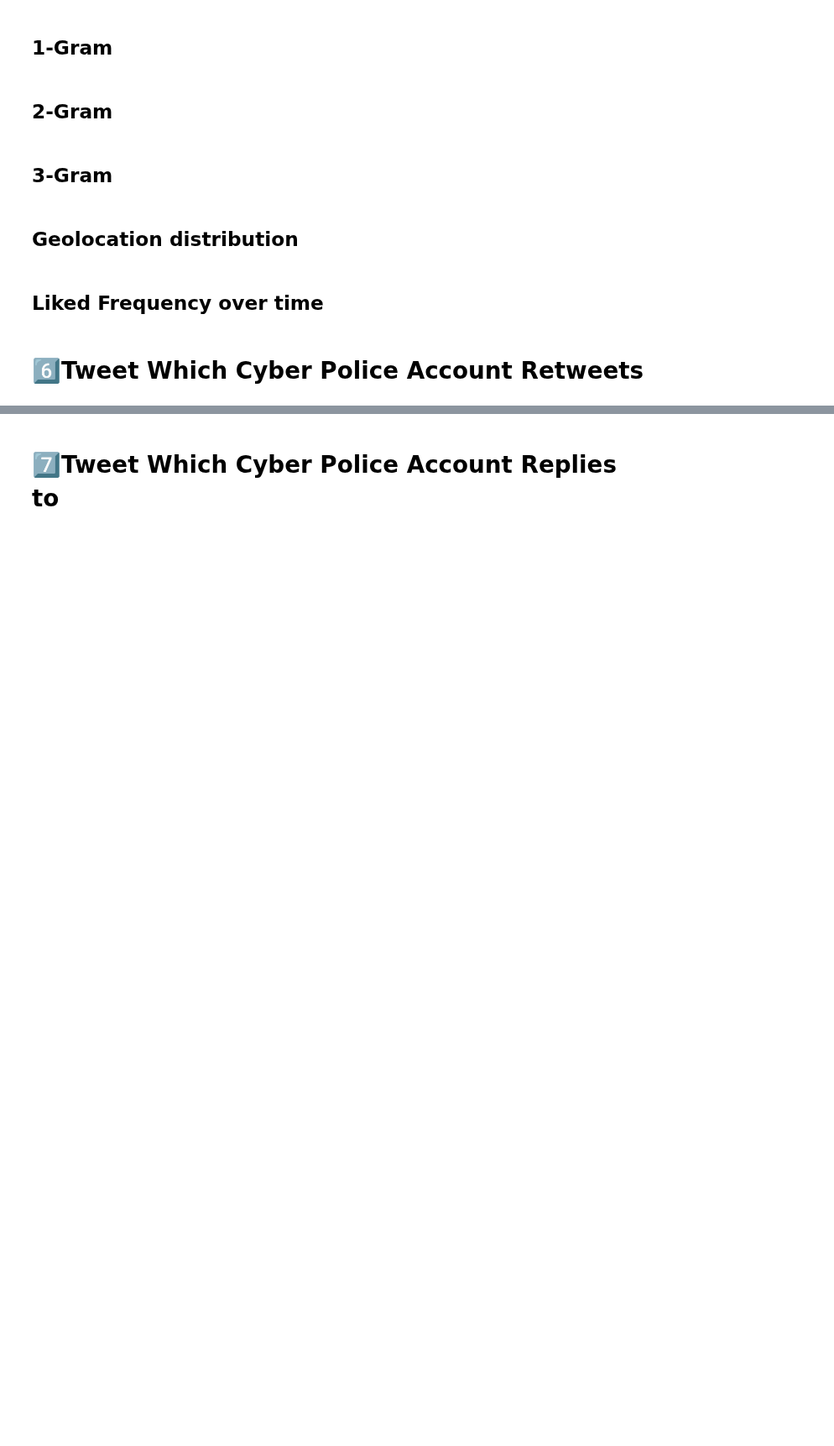
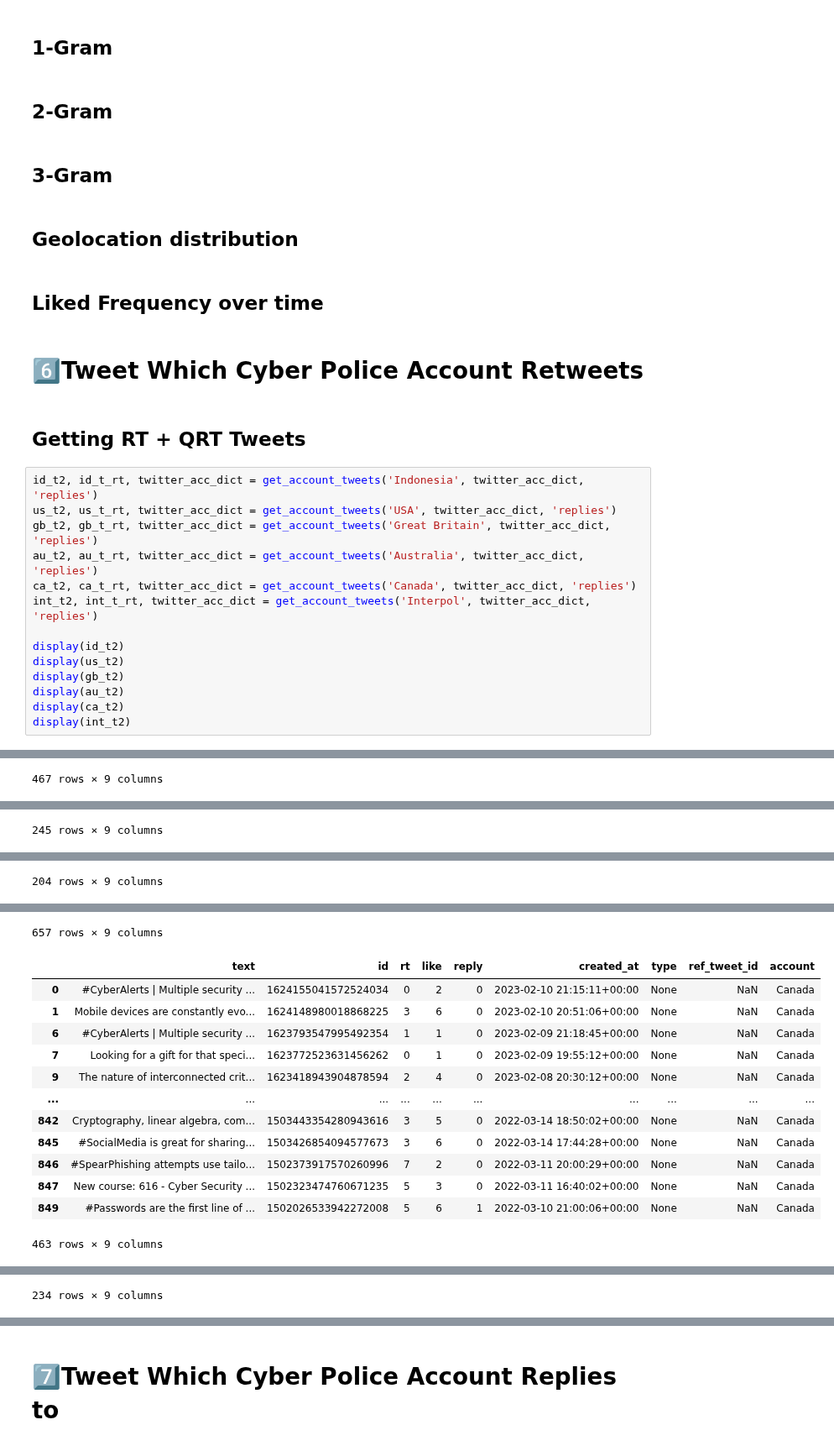
Before and after one commit to ranggakd/DAIly, a Jupyter notebook: projects/cyber police/Tweepy_of_CyberPolice_Comparison.ipynb, the cells around one changed output, grey strips where cells are left out. Shown at 84% size. Cells and saved outputs as stored; diff of their text form; blank space fills up the shorter version.

```diff
--- a/projects/cyber police/Tweepy_of_CyberPolice_Comparison.ipynb
+++ b/projects/cyber police/Tweepy_of_CyberPolice_Comparison.ipynb
@@ -633,3 +628,20 @@ len(twitter_acc_dict)
 ## Liked Frequency over time
 # %% [markdown]
 # 6️⃣Tweet Which Cyber Police Account Retweets
+# %% [markdown]
+## Getting RT + QRT Tweets
+# %%
+id_t2, id_t_rt, twitter_acc_dict = get_account_tweets('Indonesia', twitter_acc_dict, 'replies')
+us_t2, us_t_rt, twitter_acc_dict = get_account_tweets('USA', twitter_acc_dict, 'replies')
+gb_t2, gb_t_rt, twitter_acc_dict = get_account_tweets('Great Britain', twitter_acc_dict, 'replies')
+au_t2, au_t_rt, twitter_acc_dict = get_account_tweets('Australia', twitter_acc_dict, 'replies')
+ca_t2, ca_t_rt, twitter_acc_dict = get_account_tweets('Canada', twitter_acc_dict, 'replies')
+int_t2, int_t_rt, twitter_acc_dict = get_account_tweets('Interpol', twitter_acc_dict, 'replies')
+
+display(id_t2)
+display(us_t2)
+display(gb_t2)
+display(au_t2)
+display(ca_t2)
+display(int_t2)
+# %% [output]
@@ -635,0 +660 @@ len(twitter_acc_dict)
+467 rows × 9 columns
@@ -635,0 +673 @@ len(twitter_acc_dict)
+245 rows × 9 columns
@@ -635,0 +686 @@ len(twitter_acc_dict)
+204 rows × 9 columns
@@ -635,0 +699,14 @@ len(twitter_acc_dict)
+657 rows × 9 columns
+|  | text | id | rt | like | reply | created_at | type | ref_tweet_id | account |
+| 0 | #CyberAlerts | Multiple security ... | 1624155041572524034 | 0 | 2 | 0 | 2023-02-10 21:15:11+00:00 | None | NaN | Canada |
+| 1 | Mobile devices are constantly evo... | 1624148980018868225 | 3 | 6 | 0 | 2023-02-10 20:51:06+00:00 | None | NaN | Canada |
+| 6 | #CyberAlerts | Multiple security ... | 1623793547995492354 | 1 | 1 | 0 | 2023-02-09 21:18:45+00:00 | None | NaN | Canada |
+| 7 | Looking for a gift for that speci... | 1623772523631456262 | 0 | 1 | 0 | 2023-02-09 19:55:12+00:00 | None | NaN | Canada |
+| 9 | The nature of interconnected crit... | 1623418943904878594 | 2 | 4 | 0 | 2023-02-08 20:30:12+00:00 | None | NaN | Canada |
+| ... | ... | ... | ... | ... | ... | ... | ... | ... | ... |
+| 842 | Cryptography, linear algebra, com... | 1503443354280943616 | 3 | 5 | 0 | 2022-03-14 18:50:02+00:00 | None | NaN | Canada |
+| 845 | #SocialMedia is great for sharing... | 1503426854094577673 | 3 | 6 | 0 | 2022-03-14 17:44:28+00:00 | None | NaN | Canada |
+| 846 | #SpearPhishing attempts use tailo... | 1502373917570260996 | 7 | 2 | 0 | 2022-03-11 20:00:29+00:00 | None | NaN | Canada |
+| 847 | New course: 616 - Cyber Security ... | 1502323474760671235 | 5 | 3 | 0 | 2022-03-11 16:40:02+00:00 | None | NaN | Canada |
+| 849 | #Passwords are the first line of ... | 1502026533942272008 | 5 | 6 | 1 | 2022-03-10 21:00:06+00:00 | None | NaN | Canada |
+463 rows × 9 columns
@@ -635,0 +725 @@ len(twitter_acc_dict)
+234 rows × 9 columns
```
Also changed, not shown: parts of 11 cells of this notebook.
